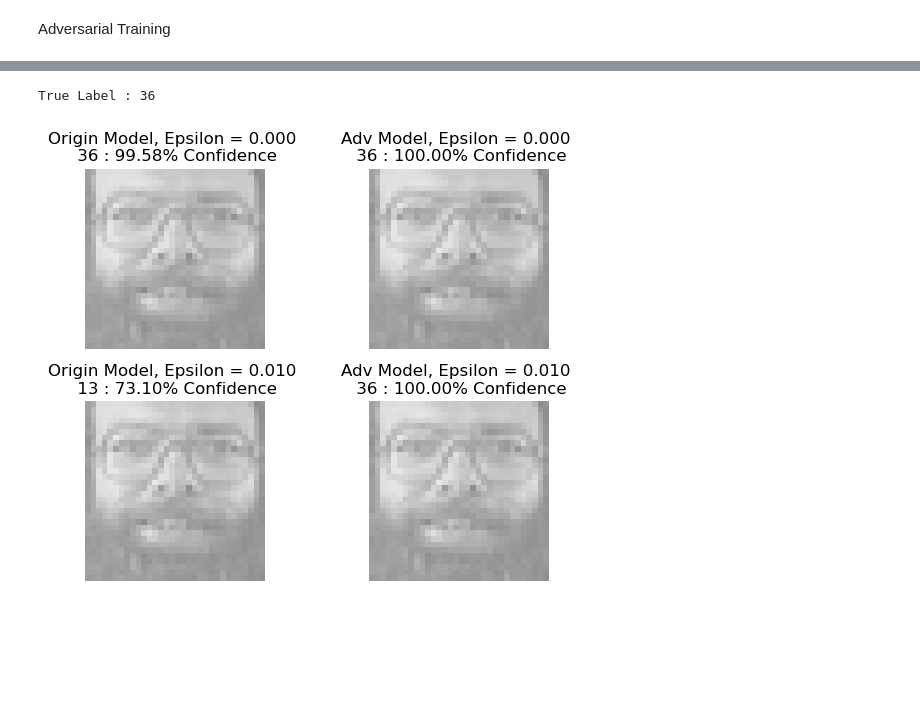
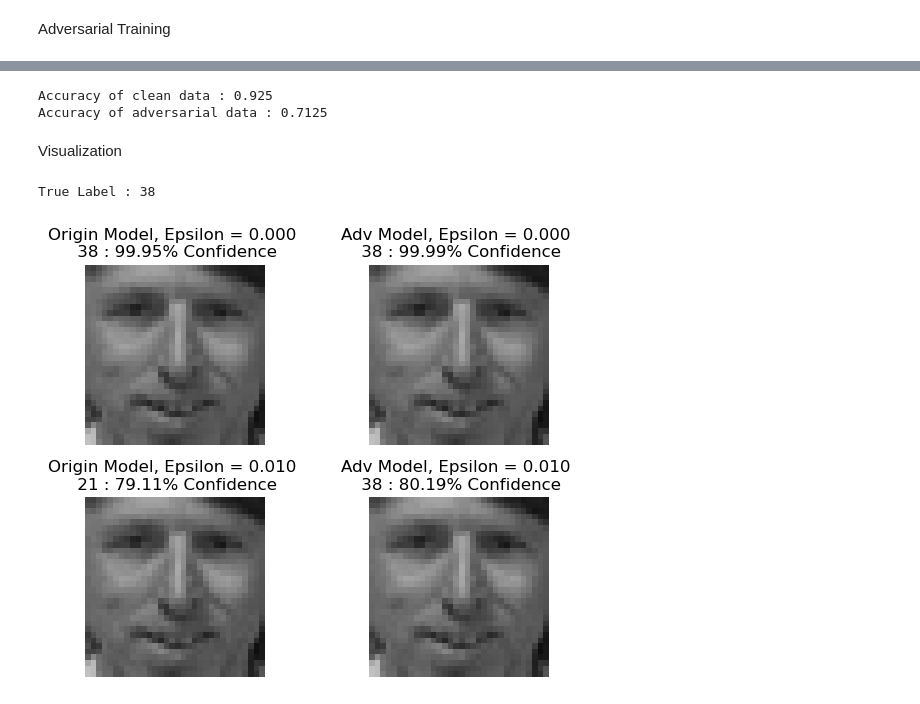
Before and after one commit to wby911030/FGSM, a Jupyter notebook: main.ipynb, the cells around one changed output, grey strips where cells are left out. Saved outputs shown, nothing was run; the diff lists cells and outputs as text; code cells hidden in the pictures; blank space fills up the shorter version.

```diff
--- a/main.ipynb
+++ b/main.ipynb
@@ -68,6 +82,6 @@ class Model(keras.models.Model):
 model = Model()
 model.compile(keras.optimizers.Adam(), tf.losses.categorical_crossentropy, tf.metrics.categorical_accuracy)
 
-history = model.fit(x_train, y_train, batch_size=8, epochs=50, validation_split=0.2)
+history = model.fit(x_train, y_train, batch_size=8, epochs=50)
 # %% [output]
 Epoch 1/50
@@ -166,34 +177,50 @@ Compare
+# %%
+rights = tf.reduce_sum(tf.where(tf.argmax(model_adv.predict(x_test, verbose=0), 1) == tf.argmax(y_test, 1), 1, 0)).numpy()
+print("Accuracy of clean data : {}".format(rights / x_test.shape[0]))
+
+adv_x = FGSM(model_adv, x_test, y_test)
+rights = tf.reduce_sum(tf.where(tf.argmax(model_adv.predict(adv_x, verbose=0), 1) == tf.argmax(y_test, 1), 1, 0)).numpy()
+print("Accuracy of adversarial data : {}".format(rights / x_test.shape[0]))
+# %% [output]
+Accuracy of clean data : 0.925
+Accuracy of adversarial data : 0.7125
+# %% [markdown]
+Visualization
 # %%
-def display_images(image, gt):
+def display_images(img, adv_img):
     fig, axes = plt.subplots(2, 2)
     epsilons = [0, eps]
     descriptions = ['Epsilon = {:0.3f}'.format(eps) for eps in epsilons]
-    perturbations = create_adversarial_pattern(image, gt, model)
     for i in range(2):
         for j in range(2):
-            img = image + epsilons[j] * perturbations
-            description = "Origin Model, " + descriptions[j] if i == 0 else "Adv Model, " + descriptions[j]
-            pred = model.predict(img, verbose=0) if i == 0 else model_adv.predict(img, verbose=0)
-            label = tf.argmax(pred, -1)[0]
-            confidence = pred[0, label]
-            axes[j, i].imshow(cv2.cvtColor(img[0].numpy()*0.5+0.5, cv2.COLOR_BGR2RGB))
-            axes[j, i].set_title('{} \n {} : {:.2f}% Confidence'.format(description, label, confidence*100))
-            axes[j, i].axis('off')
+            description = "Origin Model, " + descriptions[i] if j == 0 else "Adv Model, " + descriptions[i]
+            if i == 0:
+                pred = model.predict(img, verbose=0) if j == 0 else model_adv.predict(img, verbose=0)
+                label = tf.argmax(pred, -1)[0]
+                confidence = pred[0, label]
+                axes[i, j].imshow(cv2.cvtColor(img[0].numpy(), cv2.COLOR_BGR2RGB))
+                axes[i, j].set_title('{} \n {} : {:.2f}% Confidence'.format(description, label, confidence*100))
+                axes[i, j].axis('off')
+            else:
+                pred = model.predict(adv_img[0], verbose=0) if j == 0 else model_adv.predict(adv_img[1], verbose=0)
+                label = tf.argmax(pred, -1)[0]
+                confidence = pred[0, label]
+                axes[i, j].imshow(cv2.cvtColor(adv_img[j][0].numpy(), cv2.COLOR_BGR2RGB))
+                axes[i, j].set_title('{} \n {} : {:.2f}% Confidence'.format(description, label, confidence*100))
+                axes[i, j].axis('off')
     plt.tight_layout()
     plt.show()
 # %%
 for i in range(x_test.shape[0]):
     image = tf.expand_dims(x_test[i], 0)
     label = tf.expand_dims(y_test[i], 0)
     if(tf.argmax(model.predict(image, verbose=0), -1)[0] == tf.argmax(label, -1)[0]):
-        perturbations = create_adversarial_pattern(image, label, model)
-        adv_x = image + eps*perturbations
-        if(tf.argmax(model.predict(image, verbose=0), -1)[0] != tf.argmax(model.predict(adv_x, verbose=0), -1)[0]):
-            if(tf.argmax(model_adv.predict(image, verbose=0), -1)[0] == tf.argmax(model_adv.predict(adv_x, verbose=0), -1)[0]):
+        adv_x = [FGSM(model, image, label), FGSM(model_adv, image, label)]
+        if(tf.argmax(model.predict(image, verbose=0), -1)[0] != tf.argmax(model.predict(adv_x[0], verbose=0), -1)[0]):
+            if(tf.argmax(model_adv.predict(image, verbose=0), -1)[0] == tf.argmax(model_adv.predict(adv_x[1], verbose=0), -1)[0]):
                 print("True Label : {}".format(tf.argmax(label, -1)[0].numpy()))
+                display_images(image, adv_x)
                 break
-
-display_images(image, label)
 # %% [output]
-True Label : 36
+True Label : 38
-[figure, old version]
+[figure, new version]
```
Also changed, not shown: parts of 18 cells of this notebook.
